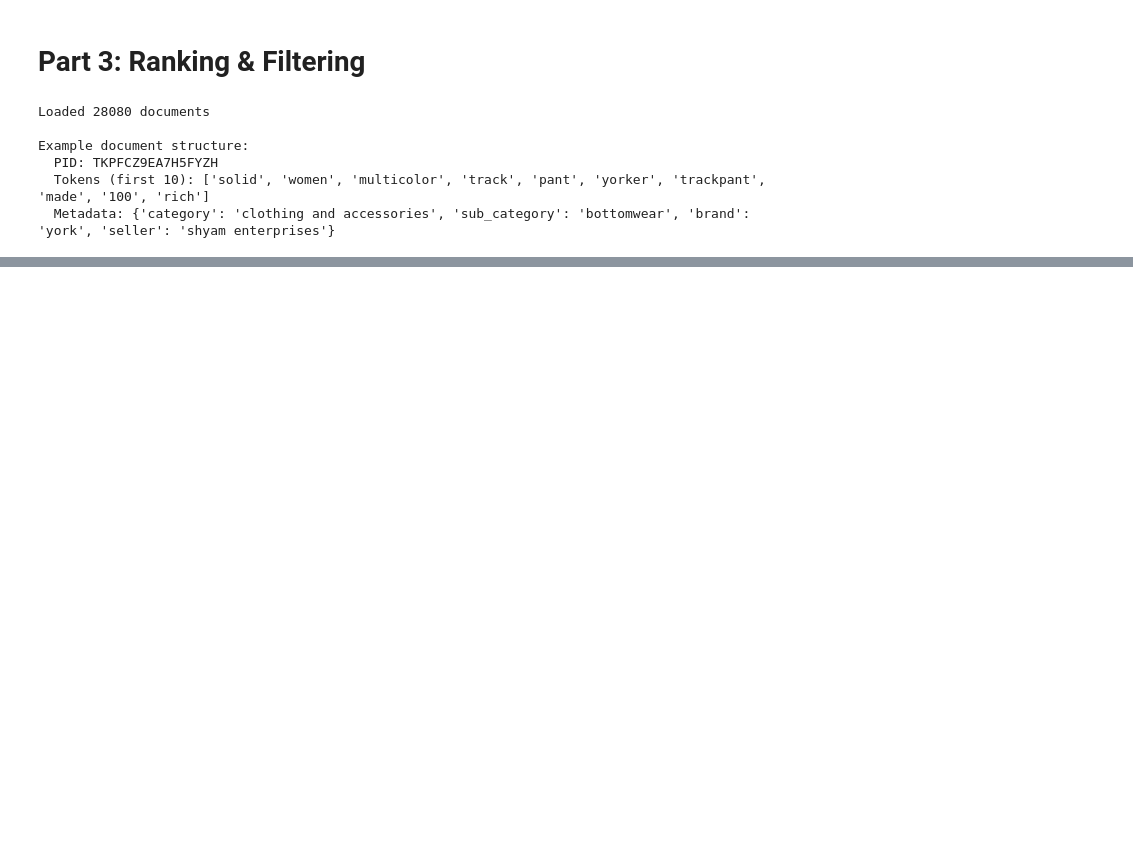
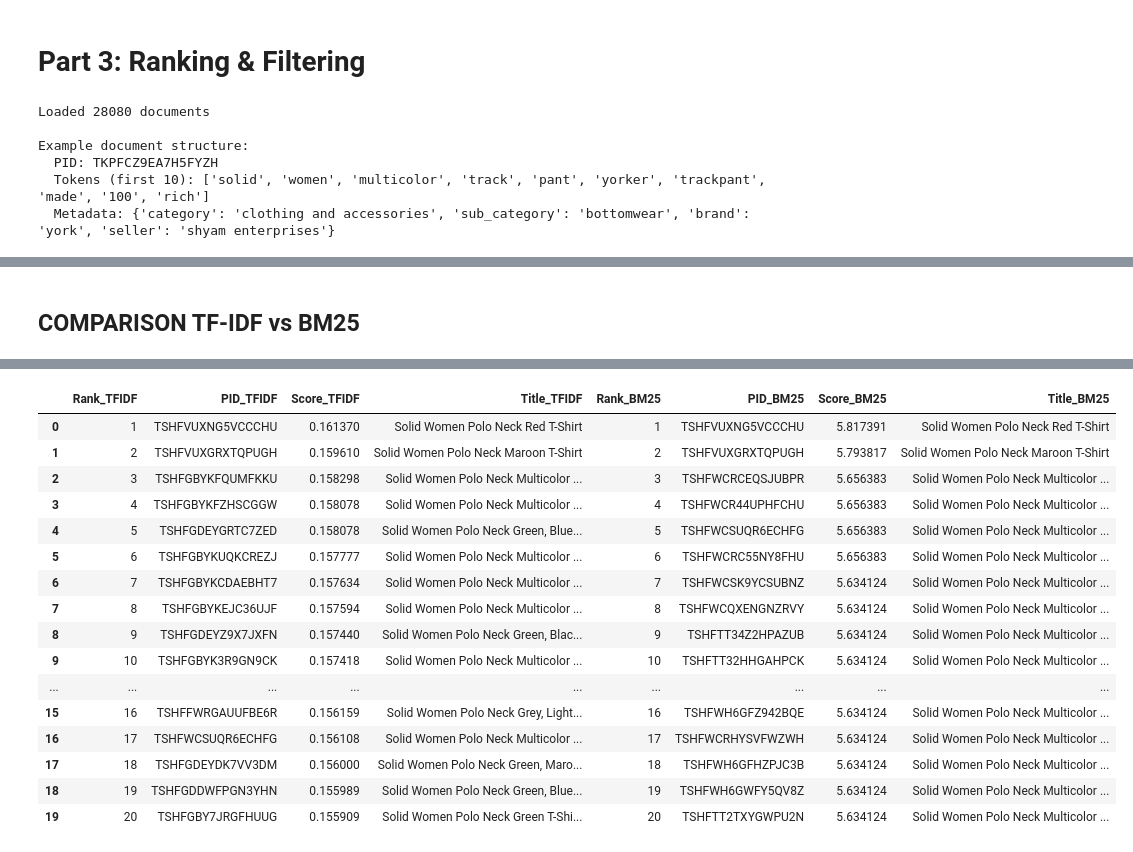
Before and after one commit to stanciuantonio/irwa-search-engine, a Jupyter notebook: project_progress/part_3/part_3.ipynb, the cells around one changed output, grey strips where cells are left out. Drawn from its saved outputs; the diff is of its cells as text; code cells hidden in the pictures; blank space fills up the shorter version.

```diff
--- a/project_progress/part_3/part_3.ipynb
+++ b/project_progress/part_3/part_3.ipynb
@@ -119,0 +124,13 @@ Top 20 Results (TF-IDF):
+# %%
+test_query = "cotton sweatshirt"
+print(f"Testing BM25 for query: '{test_query}'\n")
+
+results_bm25 = search_engine.search_bm25(test_query, corpus, top_k=10)
+
+print("\n" + "="*60)
+print("Top 10 Results (BM25)")
+print("="*60)
+for rank, (pid, score) in enumerate(results_bm25, 1):
+    doc = corpus[pid]
+    title = doc['original']['title']
+    print(f"{rank:2d}. [{score:6.3f}] {pid} - {title[:60]}")
@@ -119,0 +200,44 @@ Top 20 Results (TF-IDF):
+# %% [markdown]
+## COMPARISON TF-IDF vs BM25
+# %%
+import pandas as pd
+
+# As we see in the previous cells, the first query has more results, so we choose this one for the comparison
+query = TEST_QUERIES[0]
+print(f"Comparing TF-IDF vs BM25 for query:\n  '{query}'\n")
+
+# We execute the search for the query with both models
+tfidf_results = search_engine.search_tfidf(query, corpus, top_k=20)
+bm25_results = search_engine.search_bm25(query, corpus, top_k=20)
+
+# We convert the results to DataFrames with explicit rank
+tfidf_df = pd.DataFrame([
+    {
+        "Rank_TFIDF": rank,
+        "PID_TFIDF": pid,
+        "Score_TFIDF": score,
+        "Title_TFIDF": corpus[pid]["original"]["title"][:60],
+    }
+    for rank, (pid, score) in enumerate(tfidf_results, start=1)
+])
+
+bm25_df = pd.DataFrame([
+    {
+        "Rank_BM25": rank,
+        "PID_BM25": pid,
+        "Score_BM25": score,
+        "Title_BM25": corpus[pid]["original"]["title"][:60],
+    }
+    for rank, (pid, score) in enumerate(bm25_results, start=1)
+])
+
+# We merge the two DataFrames by ranking
+max_rows = max(len(tfidf_df), len(bm25_df))
+tfidf_df = tfidf_df.reindex(range(max_rows))
+bm25_df = bm25_df.reindex(range(max_rows))
+
+comparison_df = pd.concat([tfidf_df, bm25_df], axis=1)
+
+print("\n=== TOP-20 COMPARISON: TF-IDF vs BM25 (side by side) ===")
+display(comparison_df)
+# %% [output]
@@ -119,0 +255,17 @@ Top 20 Results (TF-IDF):
+|  | Rank_TFIDF | PID_TFIDF | Score_TFIDF | Title_TFIDF | Rank_BM25 | PID_BM25 | Score_BM25 | Title_BM25 |
+| 0 | 1 | TSHFVUXNG5VCCCHU | 0.161370 | Solid Women Polo Neck Red T-Shirt | 1 | TSHFVUXNG5VCCCHU | 5.817391 | Solid Women Polo Neck Red T-Shirt |
+| 1 | 2 | TSHFVUXGRXTQPUGH | 0.159610 | Solid Women Polo Neck Maroon T-Shirt | 2 | TSHFVUXGRXTQPUGH | 5.793817 | Solid Women Polo Neck Maroon T-Shirt |
+| 2 | 3 | TSHFGBYKFQUMFKKU | 0.158298 | Solid Women Polo Neck Multicolor ... | 3 | TSHFWCRCEQSJUBPR | 5.656383 | Solid Women Polo Neck Multicolor ... |
+| 3 | 4 | TSHFGBYKFZHSCGGW | 0.158078 | Solid Women Polo Neck Multicolor ... | 4 | TSHFWCR44UPHFCHU | 5.656383 | Solid Women Polo Neck Multicolor ... |
+| 4 | 5 | TSHFGDEYGRTC7ZED | 0.158078 | Solid Women Polo Neck Green, Blue... | 5 | TSHFWCSUQR6ECHFG | 5.656383 | Solid Women Polo Neck Multicolor ... |
+| 5 | 6 | TSHFGBYKUQKCREZJ | 0.157777 | Solid Women Polo Neck Multicolor ... | 6 | TSHFWCRC55NY8FHU | 5.656383 | Solid Women Polo Neck Multicolor ... |
+| 6 | 7 | TSHFGBYKCDAEBHT7 | 0.157634 | Solid Women Polo Neck Multicolor ... | 7 | TSHFWCSK9YCSUBNZ | 5.634124 | Solid Women Polo Neck Multicolor ... |
+| 7 | 8 | TSHFGBYKEJC36UJF | 0.157594 | Solid Women Polo Neck Multicolor ... | 8 | TSHFWCQXENGNZRVY | 5.634124 | Solid Women Polo Neck Multicolor ... |
+| 8 | 9 | TSHFGDEYZ9X7JXFN | 0.157440 | Solid Women Polo Neck Green, Blac... | 9 | TSHFTT34Z2HPAZUB | 5.634124 | Solid Women Polo Neck Multicolor ... |
+| 9 | 10 | TSHFGBYK3R9GN9CK | 0.157418 | Solid Women Polo Neck Multicolor ... | 10 | TSHFTT32HHGAHPCK | 5.634124 | Solid Women Polo Neck Multicolor ... |
+| ... | ... | ... | ... | ... | ... | ... | ... | ... |
+| 15 | 16 | TSHFFWRGAUUFBE6R | 0.156159 | Solid Women Polo Neck Grey, Light... | 16 | TSHFWH6GFZ942BQE | 5.634124 | Solid Women Polo Neck Multicolor ... |
+| 16 | 17 | TSHFWCSUQR6ECHFG | 0.156108 | Solid Women Polo Neck Multicolor ... | 17 | TSHFWCRHYSVFWZWH | 5.634124 | Solid Women Polo Neck Multicolor ... |
+| 17 | 18 | TSHFGDEYDK7VV3DM | 0.156000 | Solid Women Polo Neck Green, Maro... | 18 | TSHFWH6GFHZPJC3B | 5.634124 | Solid Women Polo Neck Multicolor ... |
+| 18 | 19 | TSHFGDDWFPGN3YHN | 0.155989 | Solid Women Polo Neck Green, Blue... | 19 | TSHFWH6GWFY5QV8Z | 5.634124 | Solid Women Polo Neck Multicolor ... |
+| 19 | 20 | TSHFGBY7JRGFHUUG | 0.155909 | Solid Women Polo Neck Green T-Shi... | 20 | TSHFTT2TXYGWPU2N | 5.634124 | Solid Women Polo Neck Multicolor ... |
```
Also changed, not shown: parts of 7 cells of this notebook, 2 other files.
